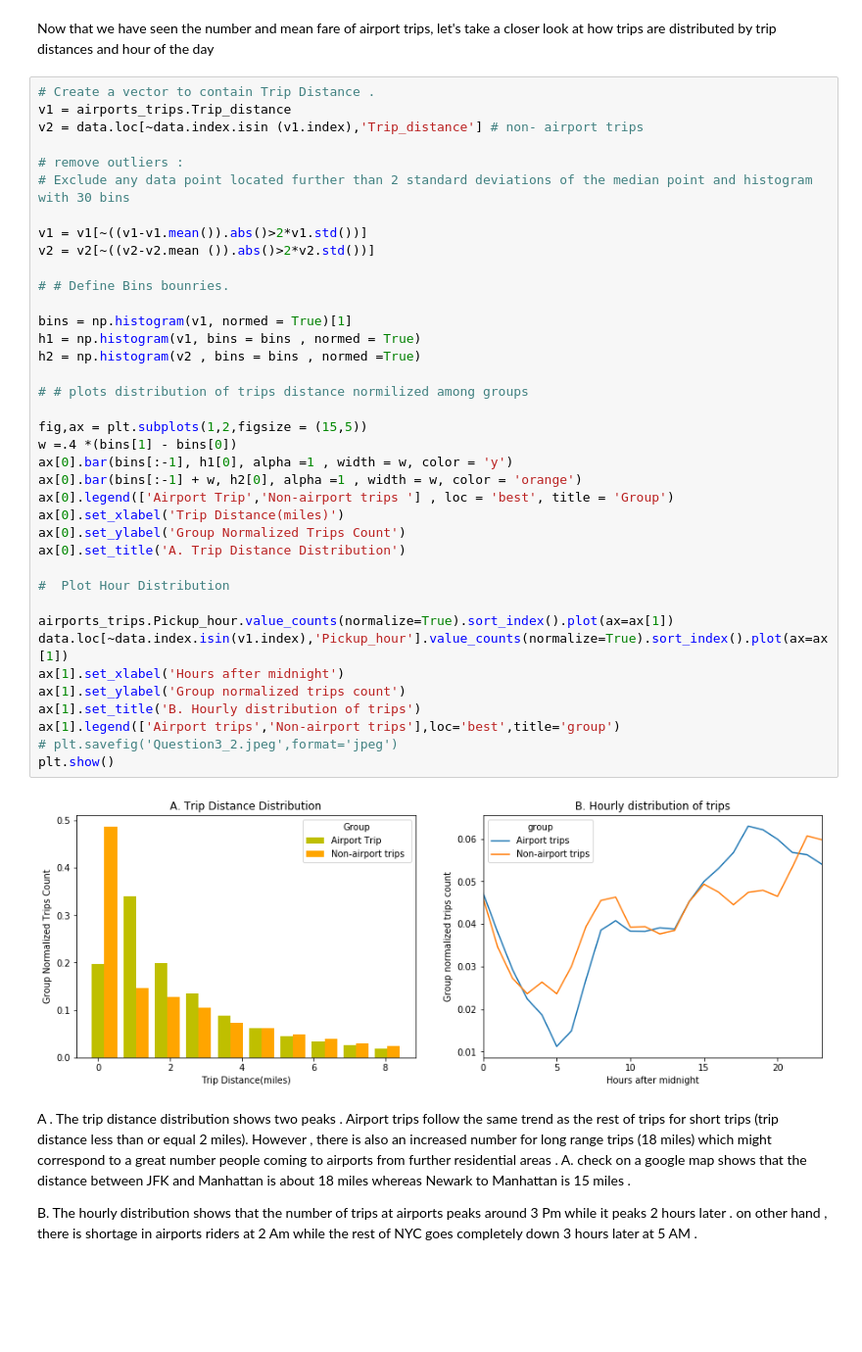
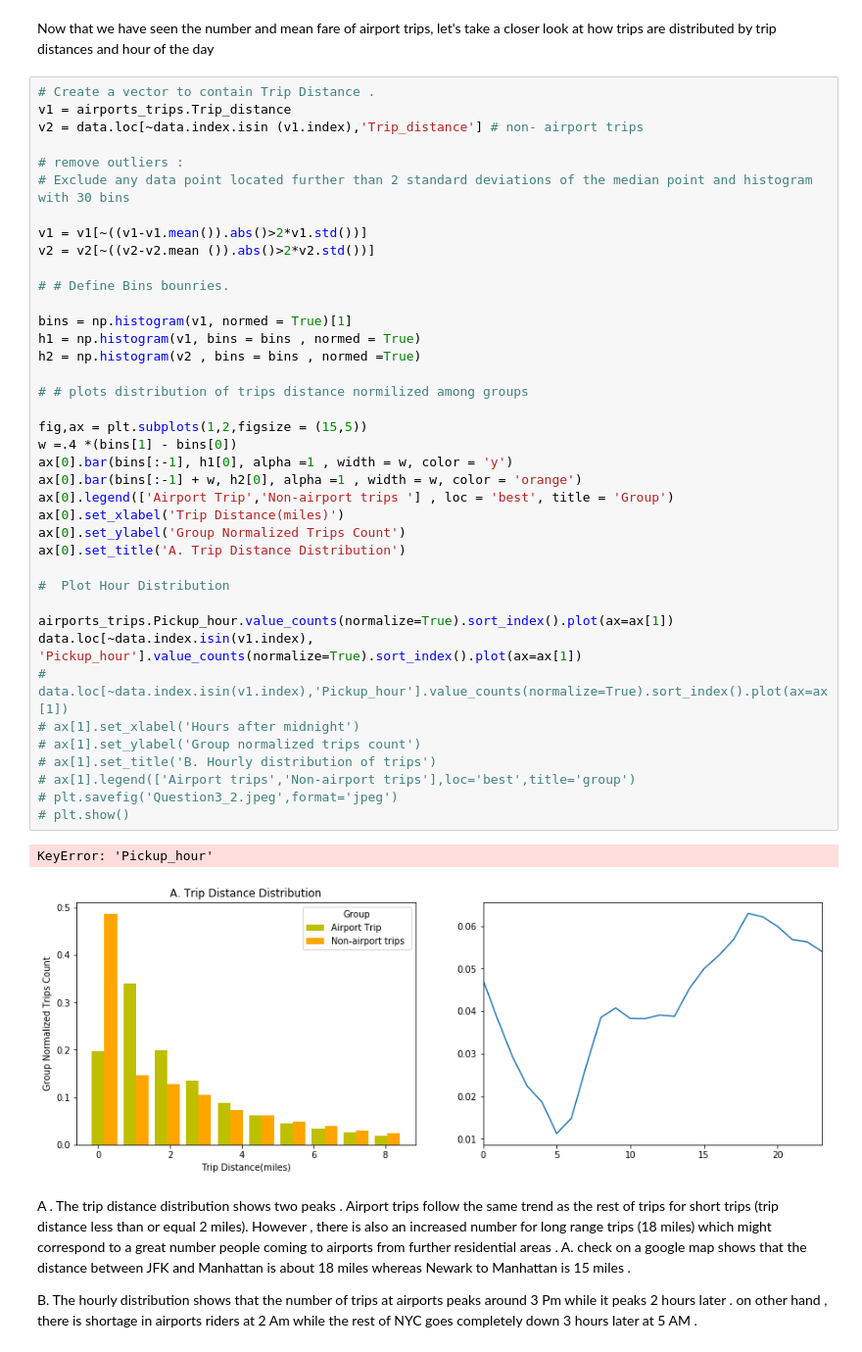
Before and after one commit to kayambi/Taxi_Cab_of_New_York, a Jupyter notebook: DataSet/LFS (Large FIle Storage ) working progress !!!!.ipynb, the cells around one changed output. Shown at 98% size. Cells and saved outputs as stored; diff of their text form; blank space fills up the shorter version.

```diff
--- a/DataSet/LFS (Large FIle Storage ) working progress !!!!.ipynb
+++ b/DataSet/LFS (Large FIle Storage ) working progress !!!!.ipynb
@@ -190,40 +199,42 @@ v1 = airports_trips.Trip_distance
 v2 = data.loc[~data.index.isin (v1.index),'Trip_distance'] # non- airport trips
 
 # remove outliers :
 # Exclude any data point located further than 2 standard deviations of the median point and histogram with 30 bins
 
 v1 = v1[~((v1-v1.mean()).abs()>2*v1.std())]
 v2 = v2[~((v2-v2.mean ()).abs()>2*v2.std())]
 
 # # Define Bins bounries.
 
 bins = np.histogram(v1, normed = True)[1]
 h1 = np.histogram(v1, bins = bins , normed = True)
 h2 = np.histogram(v2 , bins = bins , normed =True)
 
 # # plots distribution of trips distance normilized among groups
 
 fig,ax = plt.subplots(1,2,figsize = (15,5))
 w =.4 *(bins[1] - bins[0])
 ax[0].bar(bins[:-1], h1[0], alpha =1 , width = w, color = 'y')
 ax[0].bar(bins[:-1] + w, h2[0], alpha =1 , width = w, color = 'orange')
 ax[0].legend(['Airport Trip','Non-airport trips '] , loc = 'best', title = 'Group')
 ax[0].set_xlabel('Trip Distance(miles)')
 ax[0].set_ylabel('Group Normalized Trips Count')
 ax[0].set_title('A. Trip Distance Distribution')
 
 #  Plot Hour Distribution
 
 airports_trips.Pickup_hour.value_counts(normalize=True).sort_index().plot(ax=ax[1])
-data.loc[~data.index.isin(v1.index),'Pickup_hour'].value_counts(normalize=True).sort_index().plot(ax=ax[1])
-ax[1].set_xlabel('Hours after midnight')
-ax[1].set_ylabel('Group normalized trips count')
-ax[1].set_title('B. Hourly distribution of trips')
-ax[1].legend(['Airport trips','Non-airport trips'],loc='best',title='group')
+data.loc[~data.index.isin(v1.index), 'Pickup_hour'].value_counts(normalize=True).sort_index().plot(ax=ax[1])
+# data.loc[~data.index.isin(v1.index),'Pickup_hour'].value_counts(normalize=True).sort_index().plot(ax=ax[1])
+# ax[1].set_xlabel('Hours after midnight')
+# ax[1].set_ylabel('Group normalized trips count')
+# ax[1].set_title('B. Hourly distribution of trips')
+# ax[1].legend(['Airport trips','Non-airport trips'],loc='best',title='group')
 # plt.savefig('Question3_2.jpeg',format='jpeg')
-plt.show()
+# plt.show()
 # %% [output]
+KeyError: 'Pickup_hour'
-[figure, old version]
+[figure, new version]
 # %% [markdown]
 A . The trip distance distribution shows two peaks . Airport trips follow
 the same trend as the rest of trips for short trips (trip distance less than or equal 2 miles).
```
Also changed, not shown: parts of 4 cells of this notebook, 5 other files.
